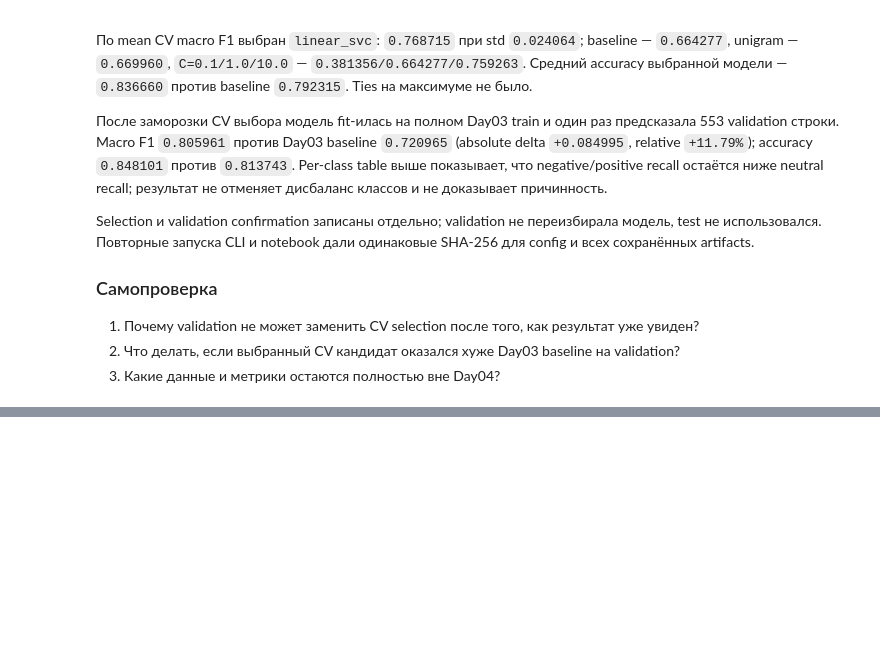
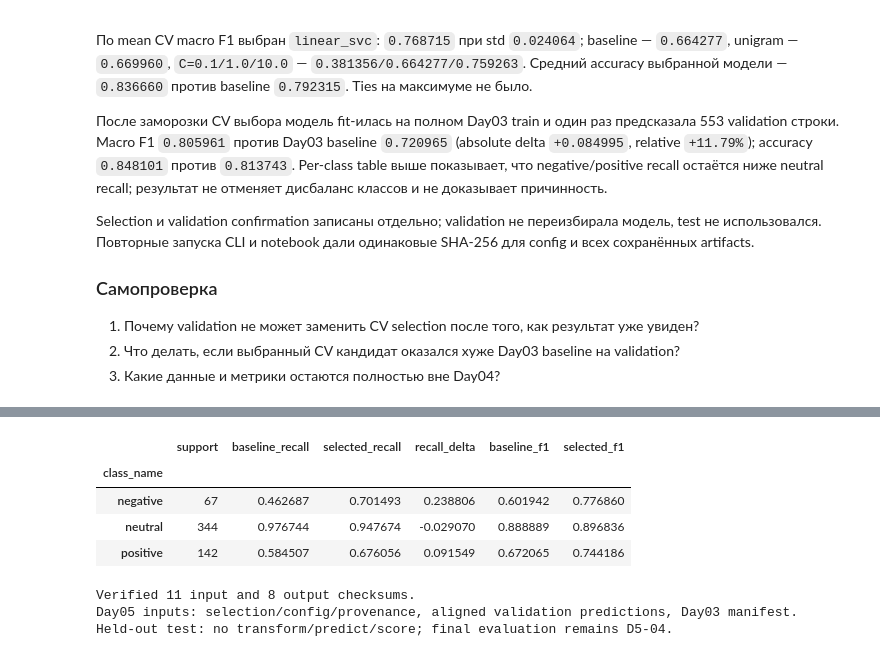
Before and after one commit to HomeboyMakkri/Text-classification, a Jupyter notebook: notebooks/day04_experiments.ipynb, the cells around one changed output, grey strips where cells are left out. Cells and saved outputs as stored; diff of their text form; code cells hidden in the pictures; blank space fills up the shorter version.

```diff
--- a/notebooks/day04_experiments.ipynb
+++ b/notebooks/day04_experiments.ipynb
@@ -461,0 +480,38 @@ Selection и validation confirmation записаны отдельно; validati
+# %%
+day04_report_dir = ROOT / "reports/day04"
+day04_provenance = json.loads((day04_report_dir / "provenance.json").read_text(encoding="utf-8"))
+for relative_path, expected in day04_provenance["input_checksums"].items():
+    assert sha256((ROOT / relative_path).read_bytes()).hexdigest() == expected, relative_path
+for filename, expected in day04_provenance["output_checksums"].items():
+    assert sha256((day04_report_dir / filename).read_bytes()).hexdigest() == expected, filename
+assert day04_final.selection["outer_validation_used_for_selection"] is False
+assert day04_final.selection["held_out_test_used"] is False
+assert len(day04_final.validation_predictions) == len(day04_inputs.splits["validation"])
+assert np.isclose(baseline_cv.mean_macro_f1, float(c_one_search["mean_macro_f1"]))
+assert not c_search.warnings
+
+baseline_per_class = pd.DataFrame(baseline_metrics["per_class"]).set_index("class_name")
+selected_per_class = pd.DataFrame(selected_metrics["per_class"]).set_index("class_name")
+class_comparison = pd.DataFrame({
+    "support": selected_per_class["support"],
+    "baseline_recall": baseline_per_class["recall"],
+    "selected_recall": selected_per_class["recall"],
+    "recall_delta": selected_per_class["recall"] - baseline_per_class["recall"],
+    "baseline_f1": baseline_per_class["f1"],
+    "selected_f1": selected_per_class["f1"],
+})
+assert int(class_comparison["support"].sum()) == len(day04_final.validation_predictions)
+display(class_comparison)
+print(f"Verified {len(day04_provenance['input_checksums'])} input and "
+      f"{len(day04_provenance['output_checksums'])} output checksums.")
+print("Day05 inputs: selection/config/provenance, aligned validation predictions, Day03 manifest.")
+print("Held-out test: no transform/predict/score; final evaluation remains D5-04.")
+# %% [output]
+|  | support | baseline_recall | selected_recall | recall_delta | baseline_f1 | selected_f1 |
+| class_name |  |  |  |  |  |  |
+| negative | 67 | 0.462687 | 0.701493 | 0.238806 | 0.601942 | 0.776860 |
+| neutral | 344 | 0.976744 | 0.947674 | -0.029070 | 0.888889 | 0.896836 |
+| positive | 142 | 0.584507 | 0.676056 | 0.091549 | 0.672065 | 0.744186 |
+Verified 11 input and 8 output checksums.
+Day05 inputs: selection/config/provenance, aligned validation predictions, Day03 manifest.
+Held-out test: no transform/predict/score; final evaluation remains D5-04.
```
Also changed, not shown: parts of 4 cells of this notebook, 8 other files.
